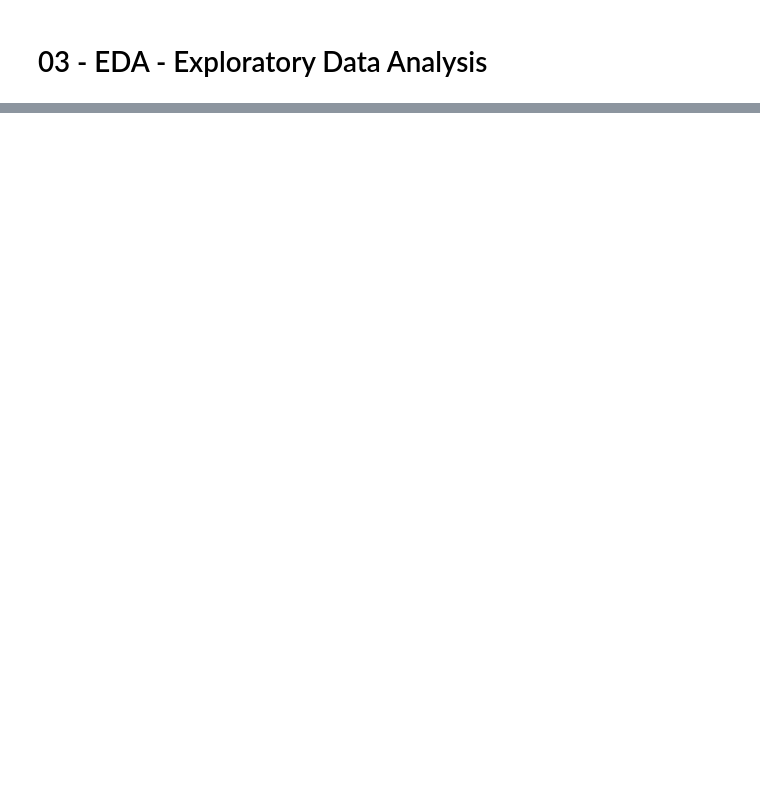
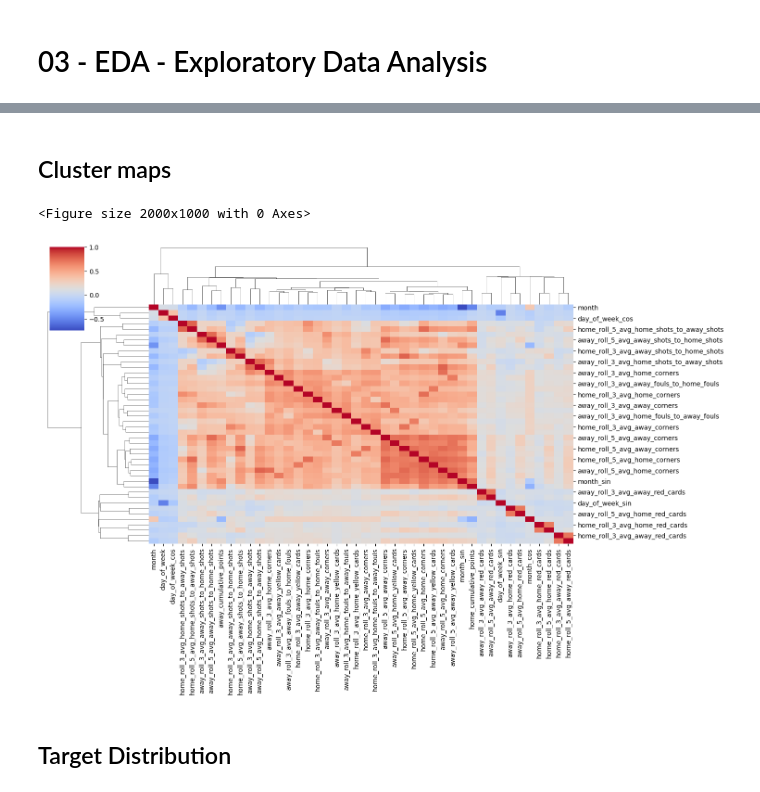
Before and after one commit to RuiFSP/Premier-League-Football, a Jupyter notebook: notebooks/03-eda.ipynb, the cells around one changed output, grey strips where cells are left out. Cells and saved outputs as stored; diff of their text form; code cells hidden in the pictures; blank space fills up the shorter version.

Commit message:
finished and processed EDA data

```diff
--- a/notebooks/03-eda.ipynb
+++ b/notebooks/03-eda.ipynb
@@ -13,9 +17,9 @@ pd.set_option('display.max_columns', None)
 # %%
 data = pd.read_csv(os.path.join('..','data','prepared_football_data.csv'))
 
-data_for_back_testing = data[['market_home_odds','market_draw_odds','market_away_odds','implied_home_win_prob','implied_draw_prob','implied_away_win_prob']]
+data_for_back_testing = data[['implied_home_win_prob','implied_draw_prob','implied_away_win_prob']]
 
-data = data.drop(columns=['market_home_odds','market_draw_odds','market_away_odds','implied_home_win_prob','implied_draw_prob','implied_away_win_prob'])
+data = data.drop(columns=['implied_home_win_prob','implied_draw_prob','implied_away_win_prob'])
 
 print(data.shape)
 
@@ -92,0 +108,13 @@ data.describe()
+# %%
+# Add constant column for VIF calculation
+X = add_constant(numerical_data)
+
+# Calculate VIF for each feature
+vif_data = pd.DataFrame()
+vif_data['Feature'] = X.columns
+vif_data['VIF'] = [variance_inflation_factor(X.values, i) for i in range(X.shape[1])]
+
+# Sort features by VIF
+vif_data.sort_values(by='VIF', ascending=False, inplace=True)
+
+print(vif_data)
@@ -92,0 +142,15 @@ data.describe()
+# %%
+#Copy data to avoid modifying original data
+data = data.copy()
+
+# Define the threshold for VIF
+threshold_vif = 20
+
+# Get the list of features with inf VIFs or VIF greater than the threshold
+high_vif_features = vif_data[(vif_data['VIF'] == float('inf')) | (vif_data['VIF'] > threshold_vif)]['Feature'].tolist()
+
+# Remove 'const' if it's in the list of features to drop
+high_vif_features = [feature for feature in high_vif_features if feature != 'const']
+
+# Drop the identified high VIF features
+data.drop(columns=high_vif_features, inplace=True)
@@ -92,0 +182,17 @@ data.describe()
+# %% [markdown]
+##  Cluster maps
+# %%
+# Plot a clustered heatmap with only the data features resulting form VIF analysis
+numerical_data = data.select_dtypes(include=[np.number])
+
+# Compute the correlation matrix
+corr_matrix = numerical_data.corr()
+
+plt.figure(figsize=(20, 10))
+sns.clustermap(corr_matrix, cmap='coolwarm', annot=False, figsize=(15, 10))
+plt.show();
+# %% [output]
+<Figure size 2000x1000 with 0 Axes>
+[figure, added]
+# %% [markdown]
+## Target Distribution
```
Also changed, not shown: parts of 29 cells of this notebook, 5 other files.
